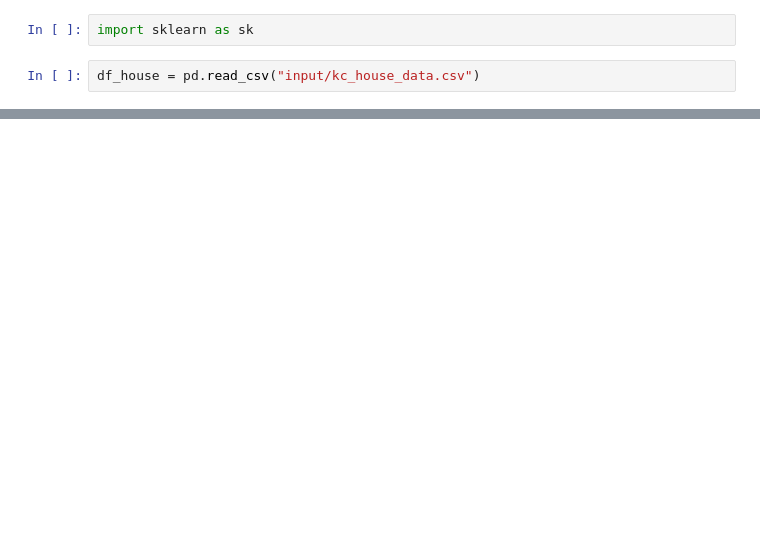
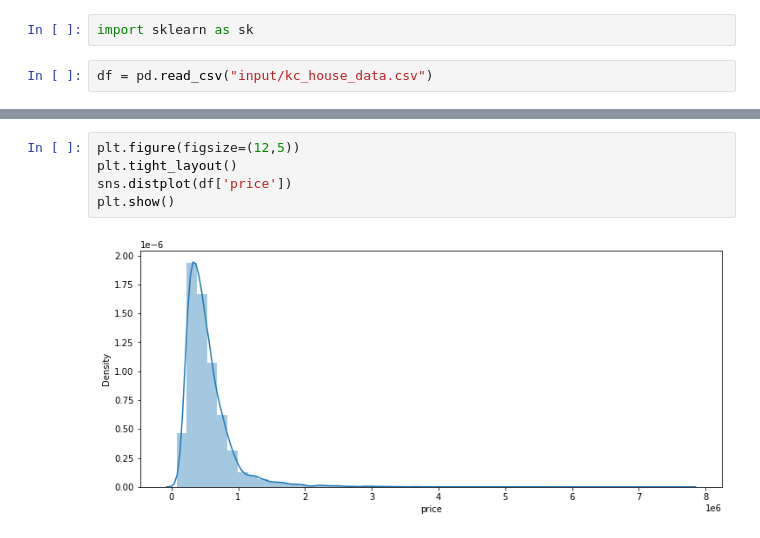
Before and after one commit to blazysecon/SDA_DS_class, a Jupyter notebook: practice/regression_housing_in_Seattle.ipynb, the cells around one changed output, grey strips where cells are left out. Drawn from its saved outputs; the diff is of its cells as text; blank space fills up the shorter version.

```diff
--- a/practice/regression_housing_in_Seattle.ipynb
+++ b/practice/regression_housing_in_Seattle.ipynb
@@ -4,5 +13,5 @@ import numpy as np
 # %%
 import sklearn as sk
 # %%
-df_house = pd.read_csv("input/kc_house_data.csv")
+df = pd.read_csv("input/kc_house_data.csv")
 # %%
@@ -19,0 +59,7 @@ df.info()
+# %%
+plt.figure(figsize=(12,5))
+plt.tight_layout()
+sns.distplot(df['price'])
+plt.show()
+# %% [output]
+[figure, added]
```
Also changed, not shown: parts of 10 cells of this notebook, 1 other file.
